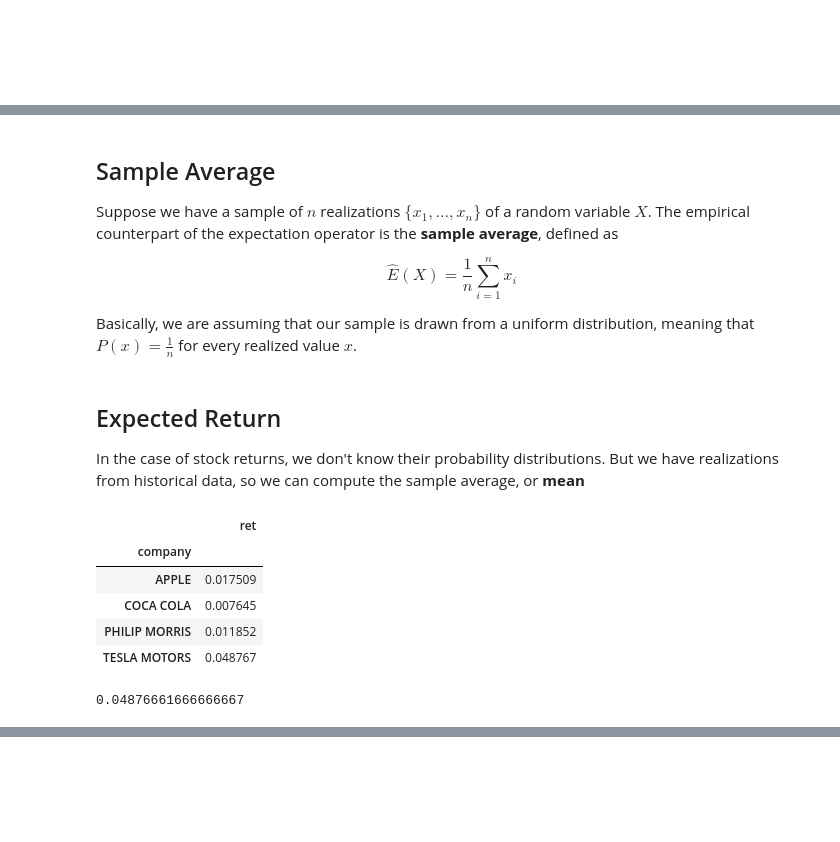
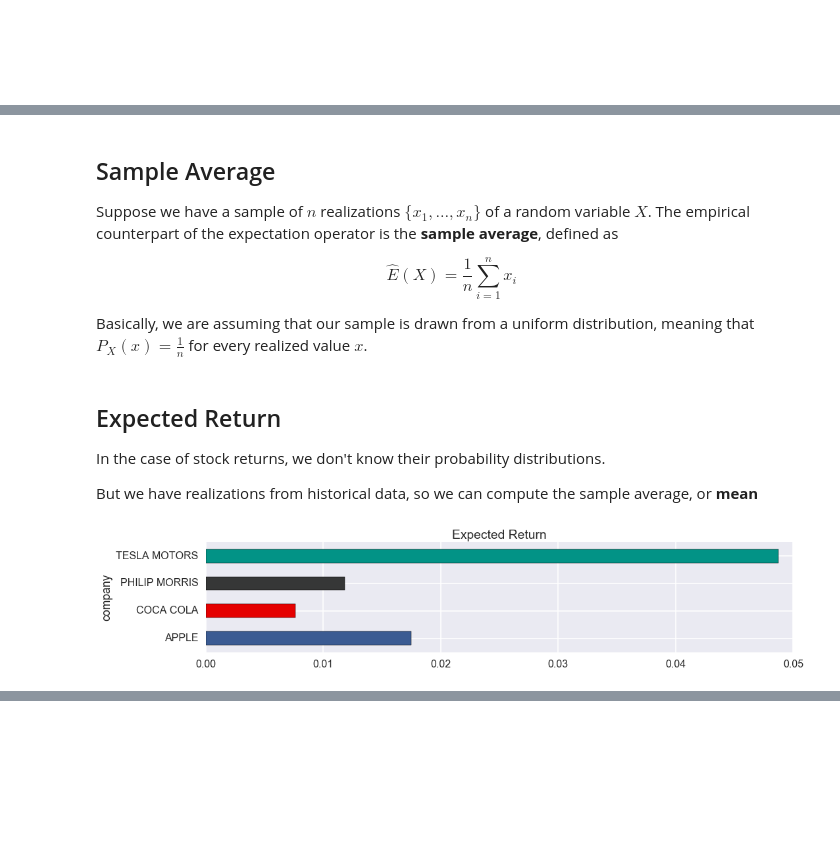
Before and after one commit to AndreaBarbon/Statistical-methods, a Jupyter notebook: Statistical Methods.ipynb, the cells around one changed output, grey strips where cells are left out. Saved outputs shown, nothing was run; the diff lists cells and outputs as text; code cells hidden in the pictures.

```diff
--- a/Statistical Methods.ipynb
+++ b/Statistical Methods.ipynb
@@ -1,12 +1,10 @@
 # %%
-import pandas as pd
-import numpy  as np
+import pandas  as pd
+import numpy   as np
 import seaborn as sns
-#sns.set(font_scale=1.5)
 sns.set_context("poster")
 %pylab inline
-FS  = (16, 9)
-FSS = (16, 5)
+FS, FSS, FSSS = (16, 9), (16, 5), (16, 3)
 # %% [output]
 Populating the interactive namespace from numpy and matplotlib
 # %% [markdown]
@@ -27,10 +25,13 @@ class Stock:
         self.color  = color
         self.mask   = (data['permno']==permno)
 
-CocaCola     = Stock('Coca-Cola',     11308, sns.xkcd_rgb['red' ]  )
+CocaCola     = Stock('Coca-Cola',     11308, sns.xkcd_rgb['red']  )
 Apple        = Stock('Apple',         14593, sns.xkcd_rgb['denim blue'] )
 PhilipMorris = Stock('Philip Morris', 92602, sns.xkcd_rgb['dark grey'] )
 Tesla        = Stock('Tesla',         93436, sns.xkcd_rgb['teal'] )
+
+all_stocks   = [ Apple, CocaCola, PhilipMorris, Tesla ]
+stock_colors = [ x.color for x in all_stocks ]
 # %%
 def plot_returns(stocks):
 
@@ -106,22 +121,14 @@ Suppose we have a sample of $n$ realizations $\{ x_1, \dots, x_n \}$ of a random
 
 $$ \hat{E}(X) = \frac{1}{n}\sum_{i=1}^n x_i $$
 
-Basically, we are assuming that our sample is drawn from a uniform distribution, meaning that $P(x)=\frac{1}{n}$ for every realized value $x$.
+Basically, we are assuming that our sample is drawn from a uniform distribution, meaning that $P_X(x)=\frac{1}{n}$ for every realized value $x$.
 # %% [markdown]
 ## Expected Return
-In the case of stock returns, we don't know their probability distributions. But we have realizations from historical data, so we can compute the sample average, or **mean**
+In the case of stock returns, we don't know their probability distributions.
+
+But we have realizations from historical data, so we can compute the sample average, or **mean**
-# %%
-data.groupby('company')['ret'].mean().to_frame()
-# %% [output]
-|  | ret |
-| company |  |
-| APPLE | 0.017509 |
-| COCA COLA | 0.007645 |
-| PHILIP MORRIS | 0.011852 |
-| TESLA MOTORS | 0.048767 |
-# %%
-df = data[Tesla]
-n  = len(df)
-df['ret'].sum() / n
-# %% [output]
-0.04876661666666667
+# %%
+data.groupby('company')['ret'].mean().plot(kind='barh', figsize=FSSS, color=stock_colors)
+_ = plt.title('Expected Return')
+# %% [output]
+[figure, added]
```
Also changed, not shown: parts of 25 cells of this notebook.
